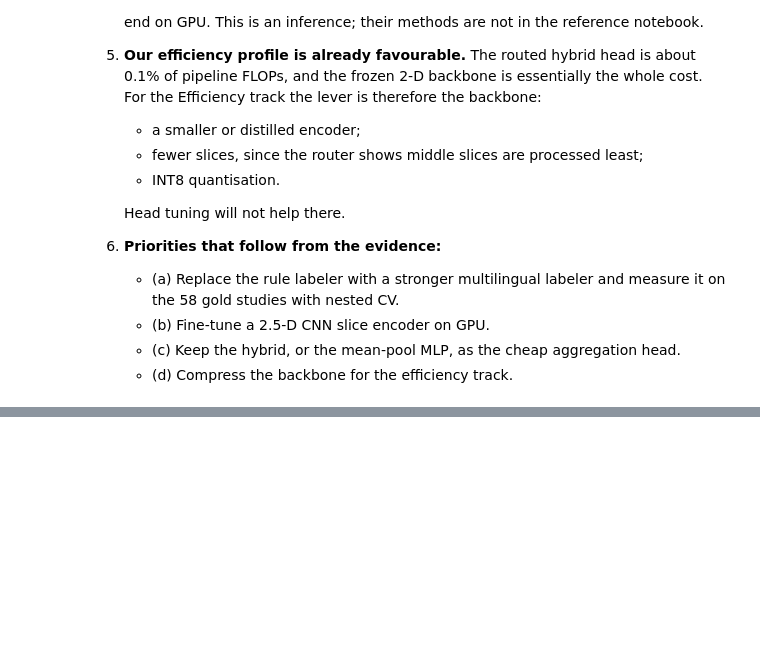
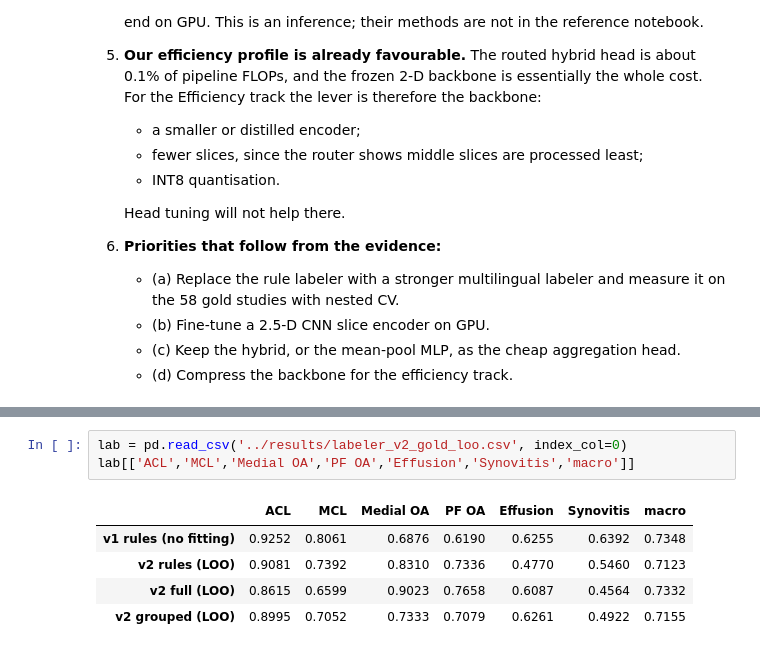
Before and after one commit to sedhupathivishnu321/bfs, a Jupyter notebook: notebooks/efficiency_lb_insights.ipynb, the cells around one changed output, grey strips where cells are left out. Drawn from its saved outputs; the diff is of its cells as text; blank space fills up the shorter version.

```diff
--- a/notebooks/efficiency_lb_insights.ipynb
+++ b/notebooks/efficiency_lb_insights.ipynb
@@ -220,0 +226,9 @@ The printed outputs above supply the numbers.
+# %%
+lab = pd.read_csv('../results/labeler_v2_gold_loo.csv', index_col=0)
+lab[['ACL','MCL','Medial OA','PF OA','Effusion','Synovitis','macro']]
+# %% [output]
+|  | ACL | MCL | Medial OA | PF OA | Effusion | Synovitis | macro |
+| v1 rules (no fitting) | 0.9252 | 0.8061 | 0.6876 | 0.6190 | 0.6255 | 0.6392 | 0.7348 |
+| v2 rules (LOO) | 0.9081 | 0.7392 | 0.8310 | 0.7336 | 0.4770 | 0.5460 | 0.7123 |
+| v2 full (LOO) | 0.8615 | 0.6599 | 0.9023 | 0.7658 | 0.6087 | 0.4564 | 0.7332 |
+| v2 grouped (LOO) | 0.8995 | 0.7052 | 0.7333 | 0.7079 | 0.6261 | 0.4922 | 0.7155 |
```
Also changed, not shown: parts of 3 cells of this notebook, 4 other files.
